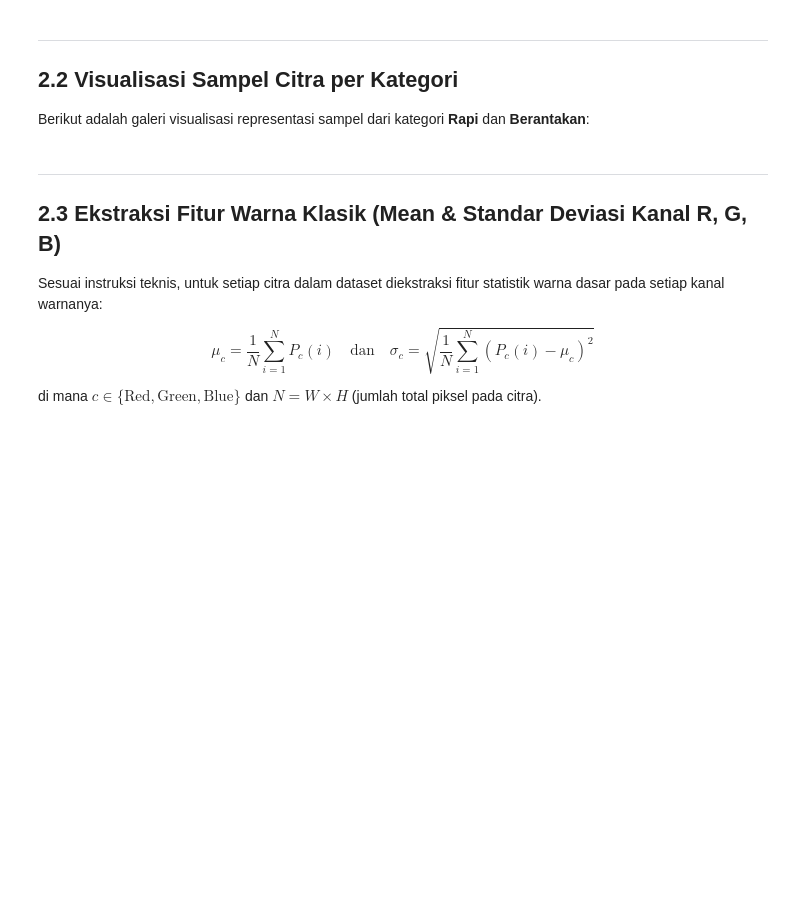
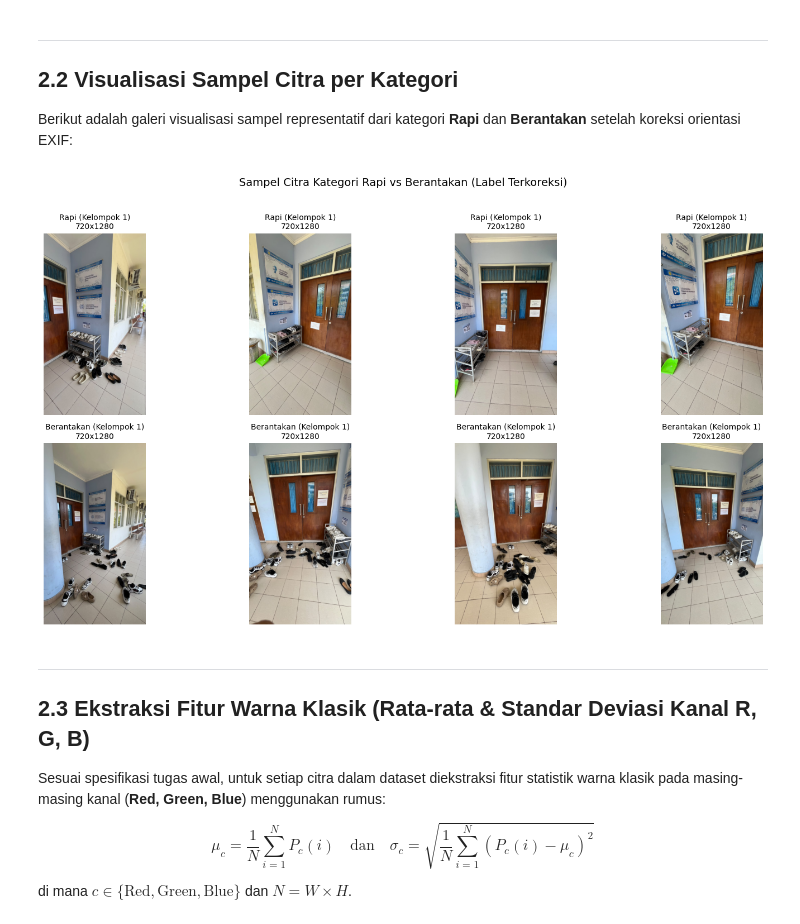
Before and after one commit to IlhamInsight/proyek_sain_data, a Jupyter notebook: src/10-project_citra/2-data_understanding/1-data_understanding.ipynb, the cells around one changed output. Drawn from its saved outputs; the diff is of its cells as text; code cells hidden in the pictures; blank space fills up the shorter version.

```diff
--- a/src/10-project_citra/2-data_understanding/1-data_understanding.ipynb
+++ b/src/10-project_citra/2-data_understanding/1-data_understanding.ipynb
@@ -16,18 +12,0 @@ Tahap **Data Understanding** pada metodologi **CRISP-DM** berfokus pada memahami
-# %%
-import os
-from pathlib import Path
-import numpy as np
-import pandas as pd
-import matplotlib.pyplot as plt
-from PIL import Image, ImageStat
-
-# Konfigurasi Path Dataset 2 Kelas
-DATASET_DIR = Path('dataset')
-CLASSES = ['Rapi', 'Berantakan']
-
-print("=== STATUS DIREKTORI DATASET ===")
-for cls in CLASSES:
-    folder = DATASET_DIR / cls
-    files = list(folder.glob('*.*'))
-    print(f"Kelas: {cls:<12} -> {len(files)} berkas gambar")
-print(f"Total Citra  : {sum(len(list((DATASET_DIR / c).glob('*.*'))) for c in CLASSES)} berkas")
@@ -82,33 +127,48 @@ max    4624.000000  4624.000000      2.220000
 ---
 ## 2.2 Visualisasi Sampel Citra per Kategori
 
-Berikut adalah galeri visualisasi representasi sampel dari kategori **Rapi** dan **Berantakan**:
+Berikut adalah galeri visualisasi sampel representatif dari kategori **Rapi** dan **Berantakan** setelah koreksi orientasi EXIF:
 # %%
 def plot_samples(dataset_dir, classes, n_cols=4):
     fig, axes = plt.subplots(len(classes), n_cols, figsize=(16, 4 * len(classes)))
     for row_idx, cls in enumerate(classes):
-        cls_folder = dataset_dir / cls
-        img_files = sorted(list(cls_folder.glob('*.*')))[:n_cols]
-        for col_idx, f in enumerate(img_files):
+        target_label = 1 if cls == "RAPI" else 0
+        img_files = []
+        for path in sorted(dataset_dir.rglob("*")):
+            if path.suffix.lower() not in {".jpg", ".jpeg", ".png"}:
+                continue
+            source_label = 1 if path.relative_to(dataset_dir).parts[0].casefold() == "rapi" else 0
+            if effective_label(path, source_label) == target_label:
+                img_files.append(path)
+            if len(img_files) == n_cols:
+                break
+        for col_idx, path in enumerate(img_files):
             ax = axes[row_idx, col_idx]
-            with Image.open(f) as img:
-                ax.imshow(img.convert('RGB'))
-                ax.set_title(f"{cls}\n{img.width}x{img.height}", fontsize=10)
-                ax.axis('off')
-    plt.suptitle("Sampel Citra Kategori Rapi vs Berantakan", fontsize=14, y=1.02)
+            with Image.open(path) as img:
+                img_t = ImageOps.exif_transpose(img).convert("RGB")
+                ax.imshow(img_t)
+                label_name = "Rapi" if target_label == 1 else "Berantakan"
+                ax.set_title(f"{label_name} ({path.parent.name})\n{img_t.width}x{img_t.height}", fontsize=10)
+                ax.axis("off")
+        for col_idx in range(len(img_files), n_cols):
+            axes[row_idx, col_idx].axis("off")
+    plt.suptitle("Sampel Citra Kategori Rapi vs Berantakan (Label Terkoreksi)", fontsize=14, y=1.02)
     plt.tight_layout()
     plt.show()
 
+
 plot_samples(DATASET_DIR, CLASSES)
+# %% [output]
+[figure, added]
 # %% [markdown]
 ---
-## 2.3 Ekstraksi Fitur Warna Klasik (Mean & Standar Deviasi Kanal R, G, B)
+## 2.3 Ekstraksi Fitur Warna Klasik (Rata-rata & Standar Deviasi Kanal R, G, B)
 
-Sesuai instruksi teknis, untuk setiap citra dalam dataset diekstraksi fitur statistik warna dasar pada setiap kanal warnanya:
+Sesuai spesifikasi tugas awal, untuk setiap citra dalam dataset diekstraksi fitur statistik warna klasik pada masing-masing kanal (**Red, Green, Blue**) menggunakan rumus:
 
 $$\mu_c = \frac{1}{N} \sum_{i=1}^{N} P_{c}(i) \quad \text{dan} \quad \sigma_c = \sqrt{\frac{1}{N} \sum_{i=1}^{N} (P_{c}(i) - \mu_c)^2}$$
 
-di mana $c \in \{\text{Red}, \text{Green}, \text{Blue}\}$ dan $N = W \times H$ (jumlah total piksel pada citra).
+di mana $c \in \{\text{Red}, \text{Green}, \text{Blue}\}$ dan $N = W \times H$.
 # %%
 def extract_classical_color_features(dataset_dir, classes):
     records = []
```
Also changed, not shown: parts of 11 cells of this notebook, 27 other files.
